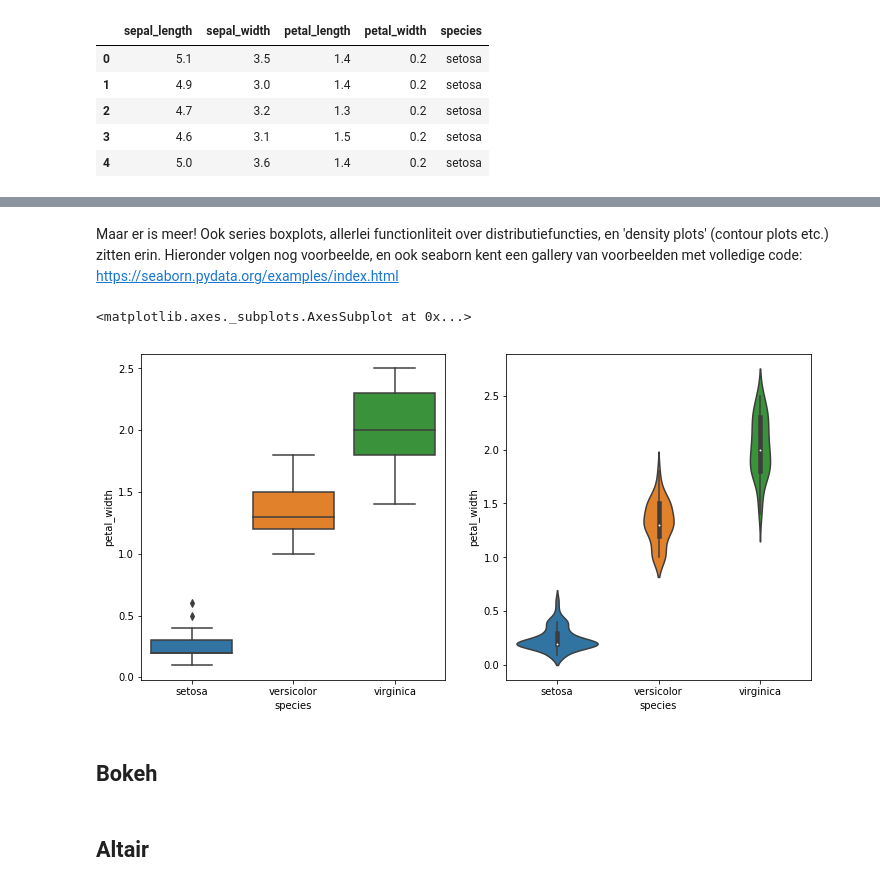
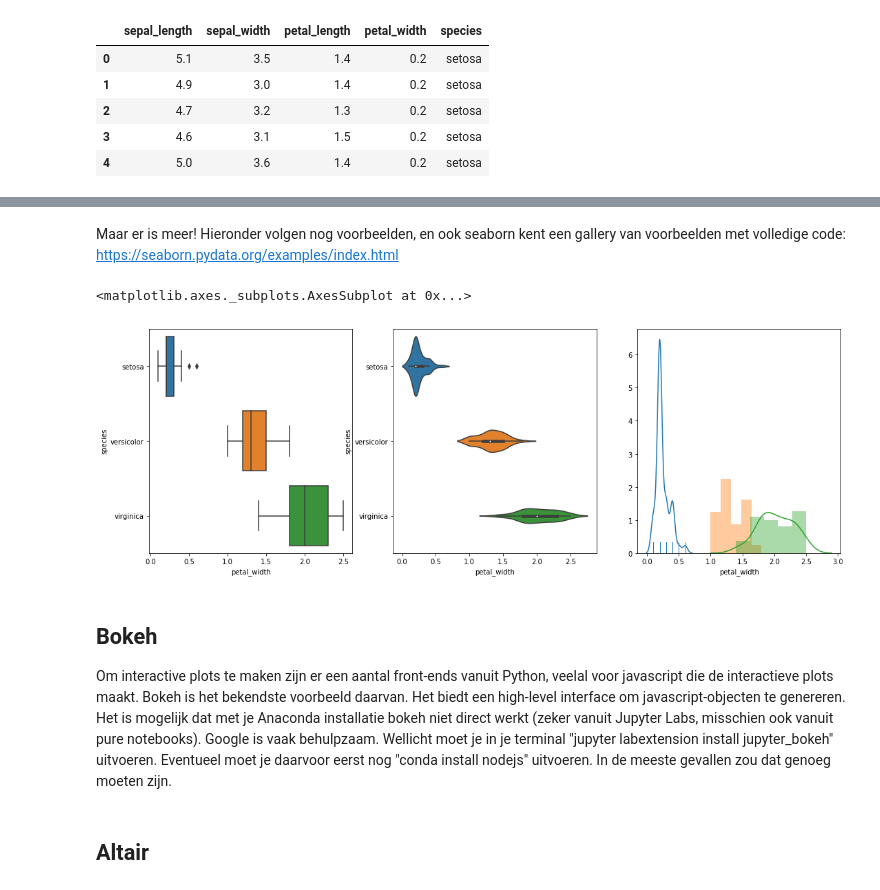
Before and after one commit to harcel/PyDataScienceIntroNL, a Jupyter notebook: Instructie_3.ipynb, the cells around one changed output, grey strips where cells are left out. Cells and saved outputs as stored; diff of their text form; code cells hidden in the pictures.

```diff
--- a/Instructie_3.ipynb
+++ b/Instructie_3.ipynb
@@ -121,16 +128,22 @@ sns.pairplot(iris, hue='species' );
 # %% [markdown]
-Maar er is meer! Ook series boxplots, allerlei functionliteit over distributiefuncties, en 'density plots' (contour plots etc.) zitten erin. Hieronder volgen nog voorbeelde, en ook seaborn kent een gallery van voorbeelden met volledige code: https://seaborn.pydata.org/examples/index.html
+Maar er is meer! Hieronder volgen nog voorbeelden, en ook seaborn kent een gallery van voorbeelden met volledige code: https://seaborn.pydata.org/examples/index.html
 # %%
-plt.figure(figsize=(12,6))
-plt.subplot(121)
-sns.boxplot(data=iris, x='species', y='petal_width')
-plt.subplot(122)
-sns.violinplot(data=iris, x='species', y='petal_width')
+plt.figure(figsize=(18,6))
+plt.subplot(131)
+sns.boxplot(data=iris, y='species', x='petal_width')
+plt.subplot(132)
+sns.violinplot(data=iris, y='species', x='petal_width')
+plt.subplot(133)
+sns.distplot(iris.petal_width[iris.species == "setosa"], rug=True, hist=False)
+sns.distplot(iris.petal_width[iris.species == "versicolor"], kde=False, norm_hist=True)
+sns.distplot(iris.petal_width[iris.species == "virginica"])
 # %% [output]
 <matplotlib.axes._subplots.AxesSubplot at 0x...>
-[figure, old version]
+[figure, new version]
-# %% [markdown]
-## Bokeh
+# %% [markdown]
+## Bokeh
+
+Om interactive plots te maken zijn er een aantal front-ends vanuit Python, veelal voor javascript die de interactieve plots maakt. Bokeh is het bekendste voorbeeld daarvan. Het biedt een high-level interface om javascript-objecten te genereren. Het is mogelijk dat met je Anaconda installatie bokeh niet direct werkt (zeker vanuit Jupyter Labs, misschien ook vanuit pure notebooks). Google is vaak behulpzaam. Wellicht moet je in je terminal "jupyter labextension install jupyter_bokeh" uitvoeren. Eventueel moet je daarvoor eerst nog "conda install nodejs" uitvoeren. In de meeste gevallen zou dat genoeg moeten zijn.
 # %% [markdown]
 ## Altair
 # %% [markdown]
```
Also changed, not shown: parts of 5 cells of this notebook, 8 other files.
